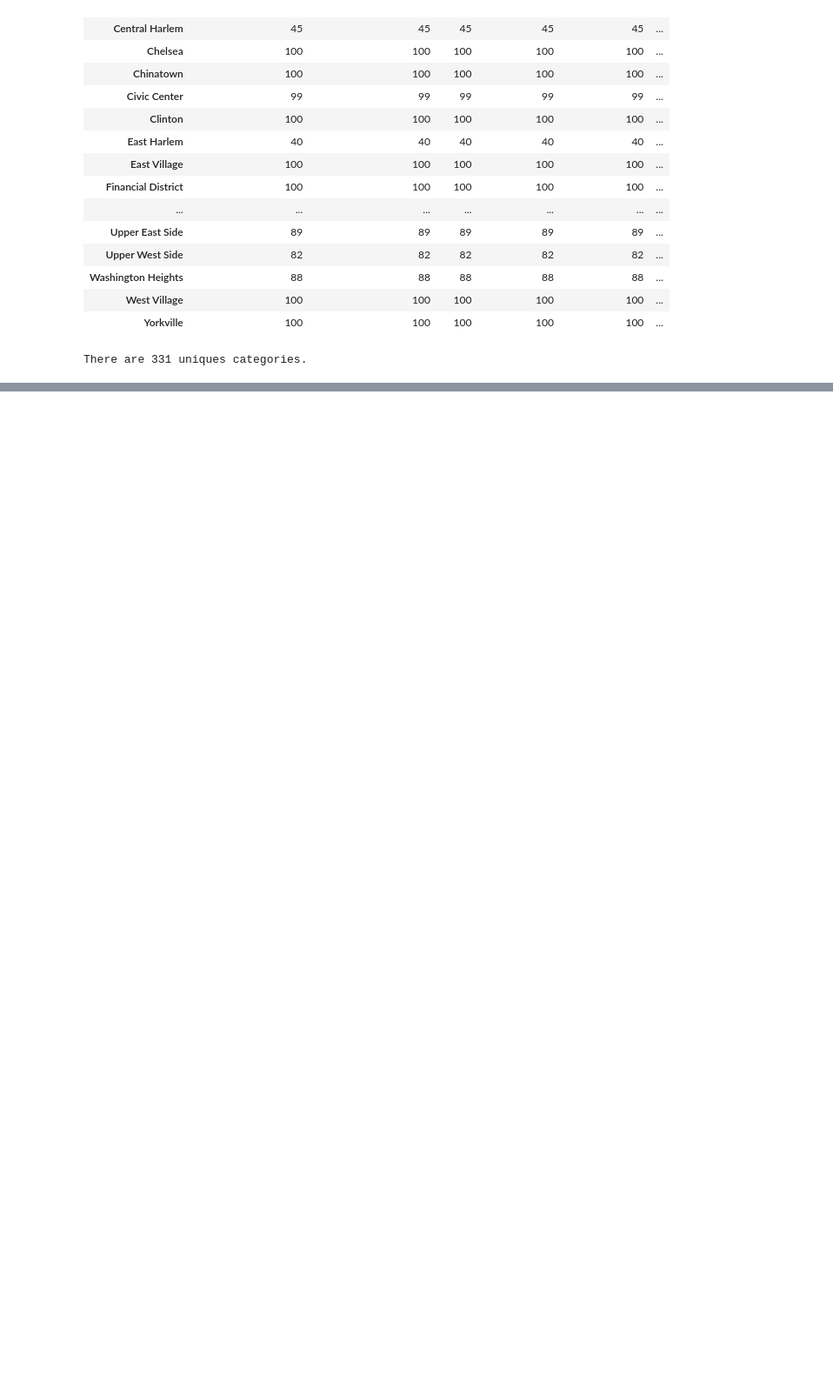
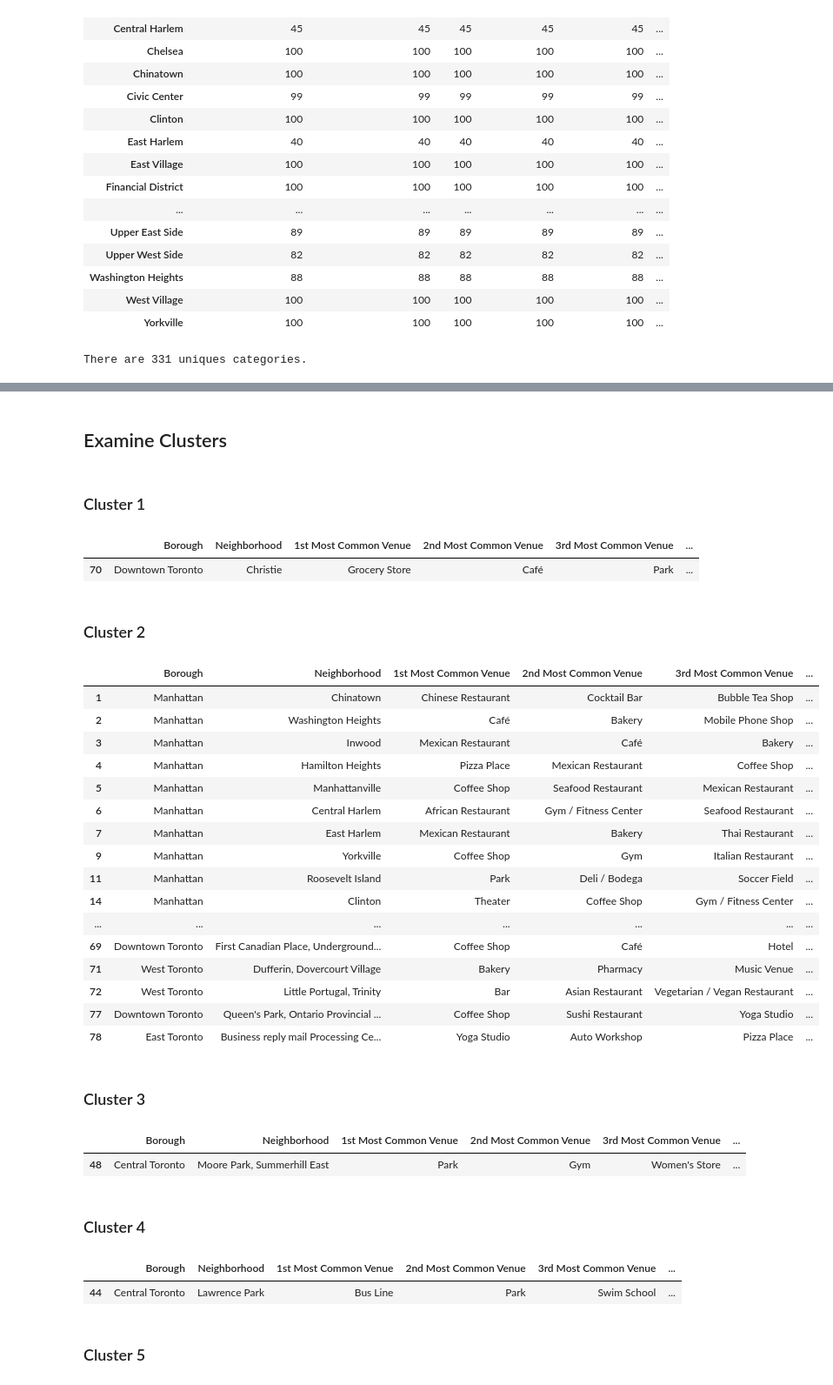
Before and after one commit to mynameiskenlee/Coursera_Capstone, a Jupyter notebook: Capstone project.ipynb, the cells around one changed output, grey strips where cells are left out. Shown at 87% size. Cells and saved outputs as stored; diff of their text form; code cells hidden in the pictures; blank space fills up the shorter version.

```diff
--- a/Capstone project.ipynb
+++ b/Capstone project.ipynb
@@ -631,0 +824,11 @@ There are 331 uniques categories.
+# %%
+# set number of clusters
+kclusters = 10
+
+merged_grouped_clustering = merged_grouped.drop('Neighborhood', 1)
+
+# run k-means clustering
+kmeans = KMeans(n_clusters=kclusters, random_state=0).fit(merged_grouped_clustering)
+
+# check cluster labels generated for each row in the dataframe
+kmeans.labels_[0:10]
@@ -631,0 +837,3 @@ There are 331 uniques categories.
+# %%
+# add clustering labels
+neighborhoods_venues_sorted.insert(0, 'Cluster Labels', kmeans.labels_)
@@ -631,0 +882,12 @@ There are 331 uniques categories.
+# %%
+merged_data = pd.concat([manhattan_data,merged_df_new.drop("Postalcode",axis=1)]).reset_index().drop("index",axis=1)
+# %%
+# add clustering labels
+# neighborhoods_venues_sorted.insert(0, 'Cluster Labels', kmeans.labels_)
+
+all_merged = merged_data
+
+# merge toronto_grouped with toronto_data to add latitude/longitude for each neighborhood
+all_merged = all_merged.join(neighborhoods_venues_sorted.set_index('Neighborhood'), on='Neighborhood')
+
+ # check the last columns!
@@ -631,0 +910,47 @@ There are 331 uniques categories.
+# %% [markdown]
+## Examine Clusters
+# %% [markdown]
+### Cluster 1
+# %%
+all_merged.loc[all_merged['Cluster Labels'] == 0, all_merged.columns[[0,1] + list(range(5, all_merged.shape[1]))]]
+# %% [output]
+|  | Borough | Neighborhood | 1st Most Common Venue | 2nd Most Common Venue | 3rd Most Common Venue | ... |
+| 70 | Downtown Toronto | Christie | Grocery Store | Café | Park | ... |
+# %% [markdown]
+### Cluster 2
+# %%
+all_merged.loc[all_merged['Cluster Labels'] == 1, all_merged.columns[[0,1] + list(range(5, all_merged.shape[1]))]]
+# %% [output]
+|  | Borough | Neighborhood | 1st Most Common Venue | 2nd Most Common Venue | 3rd Most Common Venue | ... |
+| 1 | Manhattan | Chinatown | Chinese Restaurant | Cocktail Bar | Bubble Tea Shop | ... |
+| 2 | Manhattan | Washington Heights | Café | Bakery | Mobile Phone Shop | ... |
+| 3 | Manhattan | Inwood | Mexican Restaurant | Café | Bakery | ... |
+| 4 | Manhattan | Hamilton Heights | Pizza Place | Mexican Restaurant | Coffee Shop | ... |
+| 5 | Manhattan | Manhattanville | Coffee Shop | Seafood Restaurant | Mexican Restaurant | ... |
+| 6 | Manhattan | Central Harlem | African Restaurant | Gym / Fitness Center | Seafood Restaurant | ... |
+| 7 | Manhattan | East Harlem | Mexican Restaurant | Bakery | Thai Restaurant | ... |
+| 9 | Manhattan | Yorkville | Coffee Shop | Gym | Italian Restaurant | ... |
+| 11 | Manhattan | Roosevelt Island | Park | Deli / Bodega | Soccer Field | ... |
+| 14 | Manhattan | Clinton | Theater | Coffee Shop | Gym / Fitness Center | ... |
+| ... | ... | ... | ... | ... | ... | ... |
+| 69 | Downtown Toronto | First Canadian Place, Underground... | Coffee Shop | Café | Hotel | ... |
+| 71 | West Toronto | Dufferin, Dovercourt Village | Bakery | Pharmacy | Music Venue | ... |
+| 72 | West Toronto | Little Portugal, Trinity | Bar | Asian Restaurant | Vegetarian / Vegan Restaurant | ... |
+| 77 | Downtown Toronto | Queen's Park, Ontario Provincial ... | Coffee Shop | Sushi Restaurant | Yoga Studio | ... |
+| 78 | East Toronto | Business reply mail Processing Ce... | Yoga Studio | Auto Workshop | Pizza Place | ... |
+# %% [markdown]
+### Cluster 3
+# %%
+all_merged.loc[all_merged['Cluster Labels'] == 2, all_merged.columns[[0,1] + list(range(5, all_merged.shape[1]))]]
+# %% [output]
+|  | Borough | Neighborhood | 1st Most Common Venue | 2nd Most Common Venue | 3rd Most Common Venue | ... |
+| 48 | Central Toronto | Moore Park, Summerhill East | Park | Gym | Women's Store | ... |
+# %% [markdown]
+### Cluster 4
+# %%
+all_merged.loc[all_merged['Cluster Labels'] == 3, all_merged.columns[[0,1] + list(range(5, all_merged.shape[1]))]]
+# %% [output]
+|  | Borough | Neighborhood | 1st Most Common Venue | 2nd Most Common Venue | 3rd Most Common Venue | ... |
+| 44 | Central Toronto | Lawrence Park | Bus Line | Park | Swim School | ... |
+# %% [markdown]
+### Cluster 5
```
Also changed, not shown: parts of 64 cells of this notebook, 3 other files.
